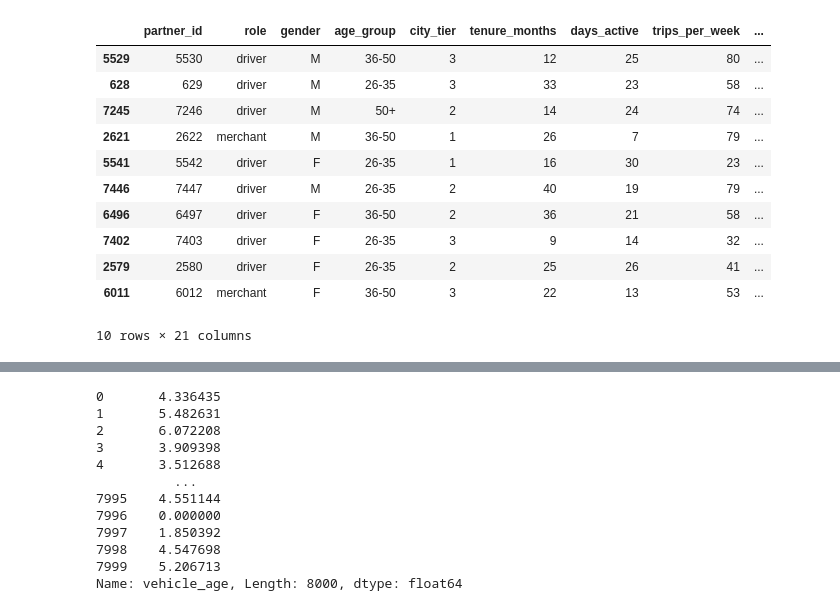
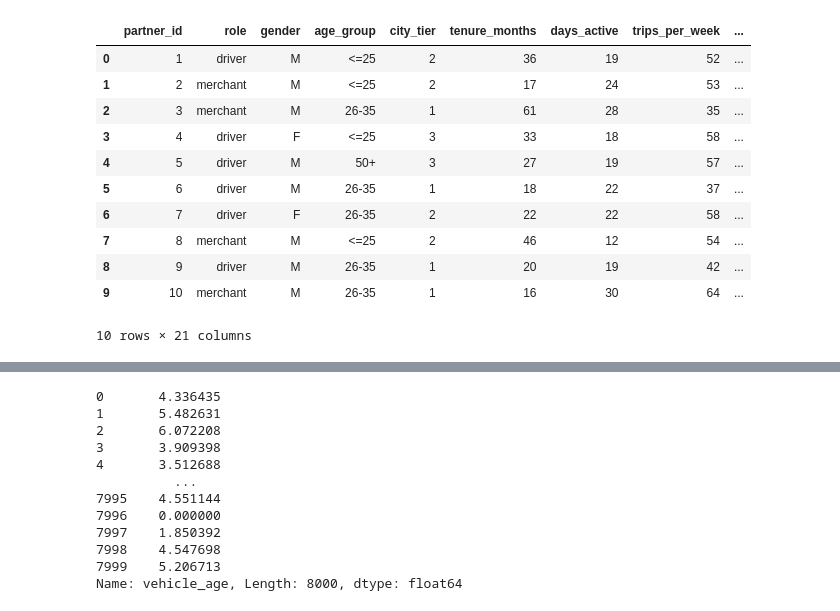
Before and after one commit to Hrishitcodethis/grabhack, a Jupyter notebook: notebooks/feature_engineering.ipynb, the cells around one changed output, grey strips where cells are left out. Cells and saved outputs as stored; diff of their text form; code cells hidden in the pictures.

```diff
--- a/notebooks/feature_engineering.ipynb
+++ b/notebooks/feature_engineering.ipynb
@@ -6,17 +6,17 @@ import seaborn as sns
 # %%
 df = pd.read_csv('/Users/hrishityelchuri/Desktop/github/grabhack/driver-credit-scoring-engine/data/processed/df_clean.csv')
 # %%
-df.sample(10)
+df.head(10)
 # %% [output]
 |  | partner_id | role | gender | age_group | city_tier | tenure_months | days_active | trips_per_week | ... |
-| 5529 | 5530 | driver | M | 36-50 | 3 | 12 | 25 | 80 | ... |
-| 628 | 629 | driver | M | 26-35 | 3 | 33 | 23 | 58 | ... |
-| 7245 | 7246 | driver | M | 50+ | 2 | 14 | 24 | 74 | ... |
-| 2621 | 2622 | merchant | M | 36-50 | 1 | 26 | 7 | 79 | ... |
-| 5541 | 5542 | driver | F | 26-35 | 1 | 16 | 30 | 23 | ... |
-| 7446 | 7447 | driver | M | 26-35 | 2 | 40 | 19 | 79 | ... |
-| 6496 | 6497 | driver | F | 36-50 | 2 | 36 | 21 | 58 | ... |
-| 7402 | 7403 | driver | F | 26-35 | 3 | 9 | 14 | 32 | ... |
-| 2579 | 2580 | driver | F | 26-35 | 2 | 25 | 26 | 41 | ... |
-| 6011 | 6012 | merchant | F | 36-50 | 3 | 22 | 13 | 53 | ... |
+| 0 | 1 | driver | M | <=25 | 2 | 36 | 19 | 52 | ... |
+| 1 | 2 | merchant | M | <=25 | 2 | 17 | 24 | 53 | ... |
+| 2 | 3 | merchant | M | 26-35 | 1 | 61 | 28 | 35 | ... |
+| 3 | 4 | driver | F | <=25 | 3 | 33 | 18 | 58 | ... |
+| 4 | 5 | driver | M | 50+ | 3 | 27 | 19 | 57 | ... |
+| 5 | 6 | driver | M | 26-35 | 1 | 18 | 22 | 37 | ... |
+| 6 | 7 | driver | F | 26-35 | 2 | 22 | 22 | 58 | ... |
+| 7 | 8 | merchant | M | <=25 | 2 | 46 | 12 | 54 | ... |
+| 8 | 9 | driver | M | 26-35 | 1 | 20 | 19 | 42 | ... |
+| 9 | 10 | merchant | M | 26-35 | 1 | 16 | 30 | 64 | ... |
 10 rows × 21 columns
```
Also changed, not shown: parts of 12 cells of this notebook, 4 other files.
